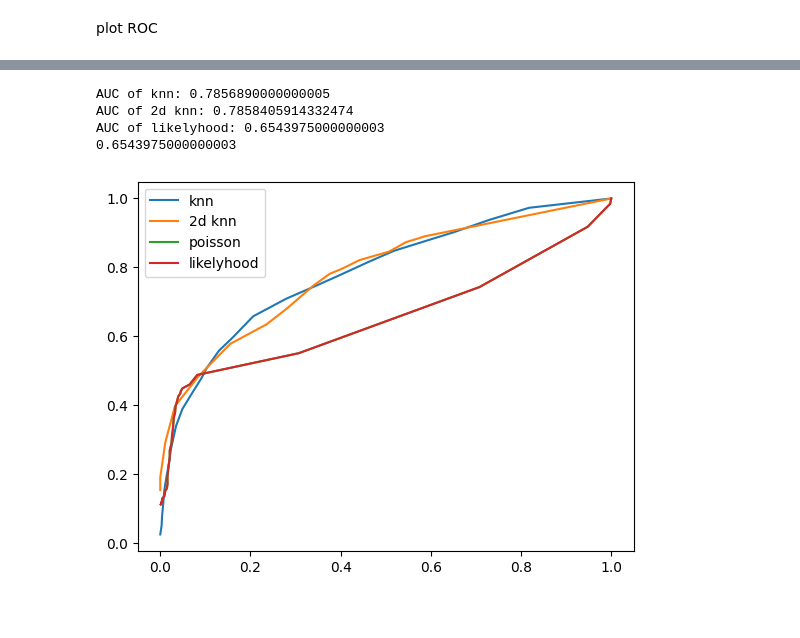
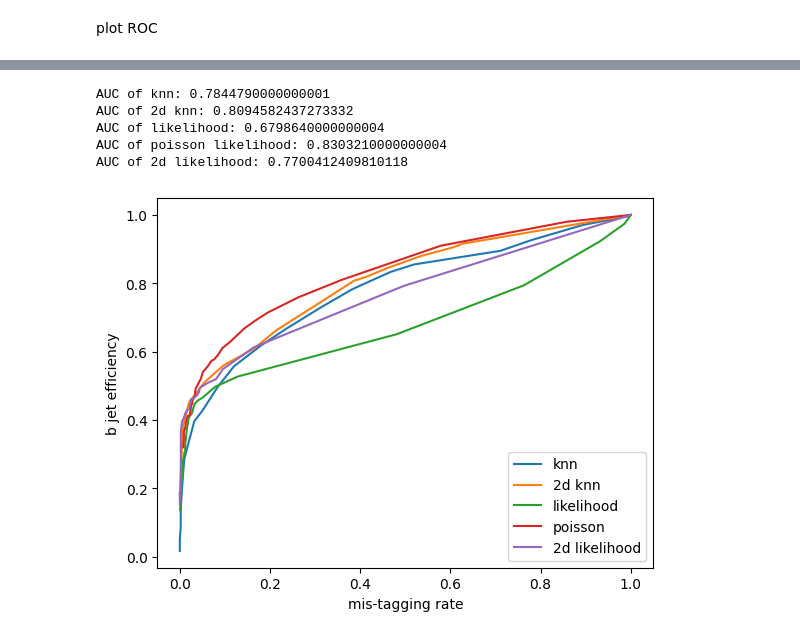
Before and after one commit to CarmellaLi/detecting-Higgs-w-ML, a Jupyter notebook: classifiers.ipynb, the cells around one changed output, grey strips where cells are left out. Cells and saved outputs as stored; diff of their text form; code cells hidden in the pictures.

```diff
--- a/classifiers.ipynb
+++ b/classifiers.ipynb
@@ -116,9 +130,9 @@ print(f"{len(bjFlat)} vs {len(lfFlat)}")
 # %%
-bins = np.linspace(-3,3,100)
+bins = np.linspace(-3,3,500)
 #c1, b1, p1 = plt.hist(bjFlat,bins=bins,density=True)
 #c2, b2, p2 = plt.hist(lfFlat,bins=bins,histtype="step", density=True)
 TrainHistCounts, TrainHistBins, patch = plt.hist([bjFlat,lfFlat],bins=bins,density=True)
 #plt.yscale("log")
-print(TrainHistBins)
+print(TrainHistCounts)
 plt.show()
 # %% [output]
@@ -312,6 +358,0 @@ plt.plot(list,list2)
-# %%
-n=0  #this is for debugging, THERE ARE EMPTY LISTS
-for i in bj_test3:
-    if len(i)==0:
-        n+=1
-print(n)
@@ -330,9 +359,9 @@ plt.hist(flatten(lf_test3))
 # %%
 #POISSSON likelyhood
-def Poissonlikelyhood(test, train_hist_counts, train_hist_bins):
+def Poissonlikelihood(test, train_hist_counts, train_hist_bins):
     p=[]
     for i in test:
-        pi=len(i)
+        pi=probInHist(len(i),lenCount,lenBins)
         for j in i:
             pi = pi*probInHist(j,train_hist_counts, train_hist_bins)
         p.append(pi)
@@ -341,18 +370,16 @@ def Poissonlikelyhood(test, train_hist_counts, train_hist_bins):
 bj_test4=copy.deepcopy(bj_test)
 lf_test4=copy.deepcopy(lf_test)
 
-bj_p4=likelihood(bj_test4,TrainHistCounts,TrainHistBins)
-lf_p4=likelihood(lf_test4,TrainHistCounts,TrainHistBins)
+bj_p4=Poissonlikelihood(bj_test4,TrainHistCounts,TrainHistBins)
+lf_p4=Poissonlikelihood(lf_test4,TrainHistCounts,TrainHistBins)
 
 for i in range(len(bj_p4)):
-    if bj_p4[i] > 8:
-        bj_p4[i] = 8
+    if bj_p4[i] > 10:
+        bj_p4[i] = 10
 
 for i in range(len(lf_p4)):
-    if lf_p4[i] > 8:
-        lf_p4[i] = 8
+    if lf_p4[i] > 10:
+        lf_p4[i] = 10
 
-counts4, bins4, patches4 = plt.hist([bj_p4,lf_p4], bins=np.linspace(0,8,50), density=True)
-
-print(counts4)
+counts4, bins4, patches4 = plt.hist([bj_p4,lf_p4], bins=np.linspace(0,10,50), density=True)
 # %% [output]
@@ -374,16 +387,21 @@ print(counts4)
 # %%
 area1 = pltROCnAUC(counts, bins, "knn")
 area2 = pltROCnAUC(counts2, bins2, "2d knn")
-area3 = pltROCnAUC(counts3, bins3, "likelyhood")
+area3 = pltROCnAUC(counts3, bins3, "likelihood")
 area4 = pltROCnAUC(counts4, bins4, "poisson")
+area5 = pltROCnAUC(counts5, bins5, "2d likelihood")
 
+plt.ylabel("b jet efficiency")
+plt.xlabel("mis-tagging rate")
 print("AUC of knn:",-area1)
 print("AUC of 2d knn:",-area2)
-print("AUC of likelyhood:",-area3)
-print(-area4)
+print("AUC of likelihood:",-area3)
+print("AUC of poisson likelihood:",-area4)
+print("AUC of 2d likelihood:",-area5)
 # %% [output]
-AUC of knn: 0.7856890000000005
-AUC of 2d knn: 0.7858405914332474
-AUC of likelyhood: 0.6543975000000003
-0.6543975000000003
+AUC of knn: 0.7844790000000001
+AUC of 2d knn: 0.8094582437273332
+AUC of likelihood: 0.6798640000000004
+AUC of poisson likelihood: 0.8303210000000004
+AUC of 2d likelihood: 0.7700412409810118
-[figure, old version]
+[figure, new version]
```
Also changed, not shown: parts of 11 cells of this notebook.
